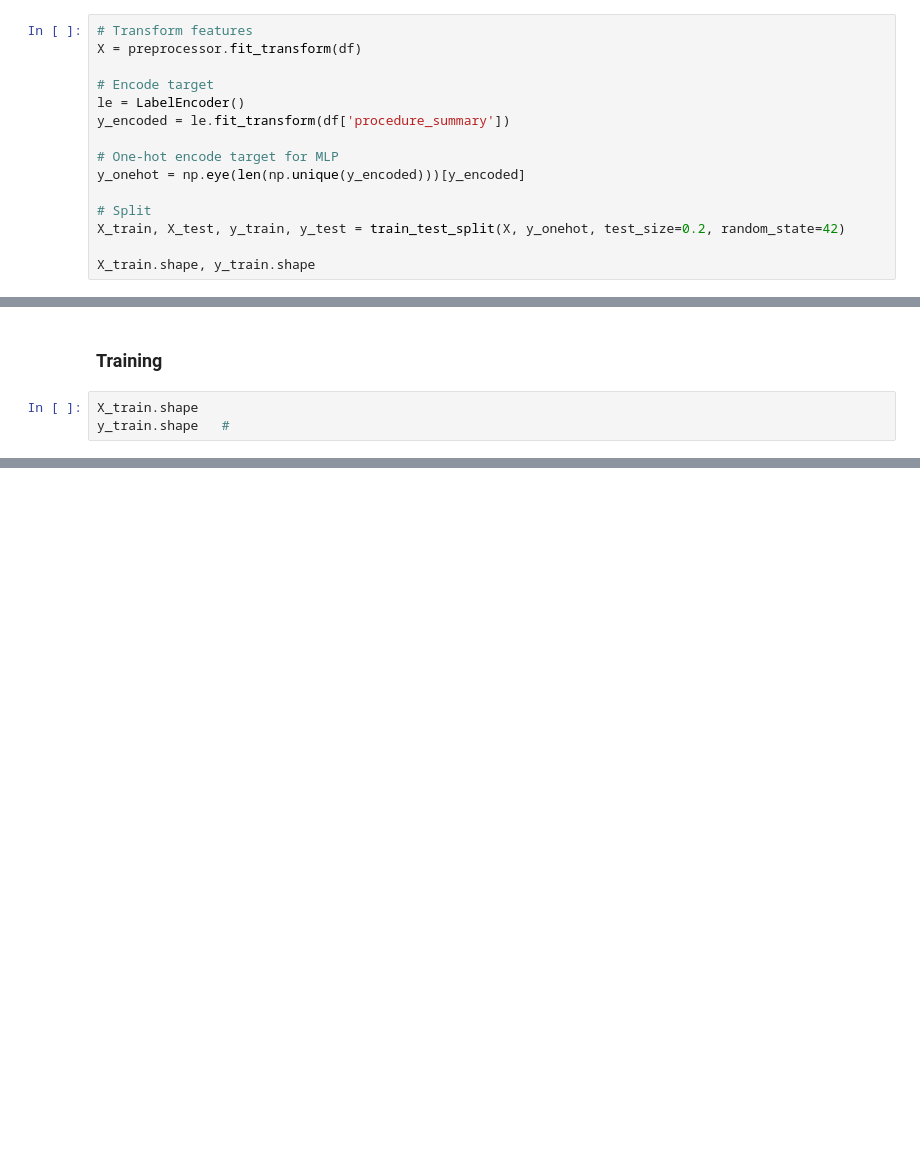
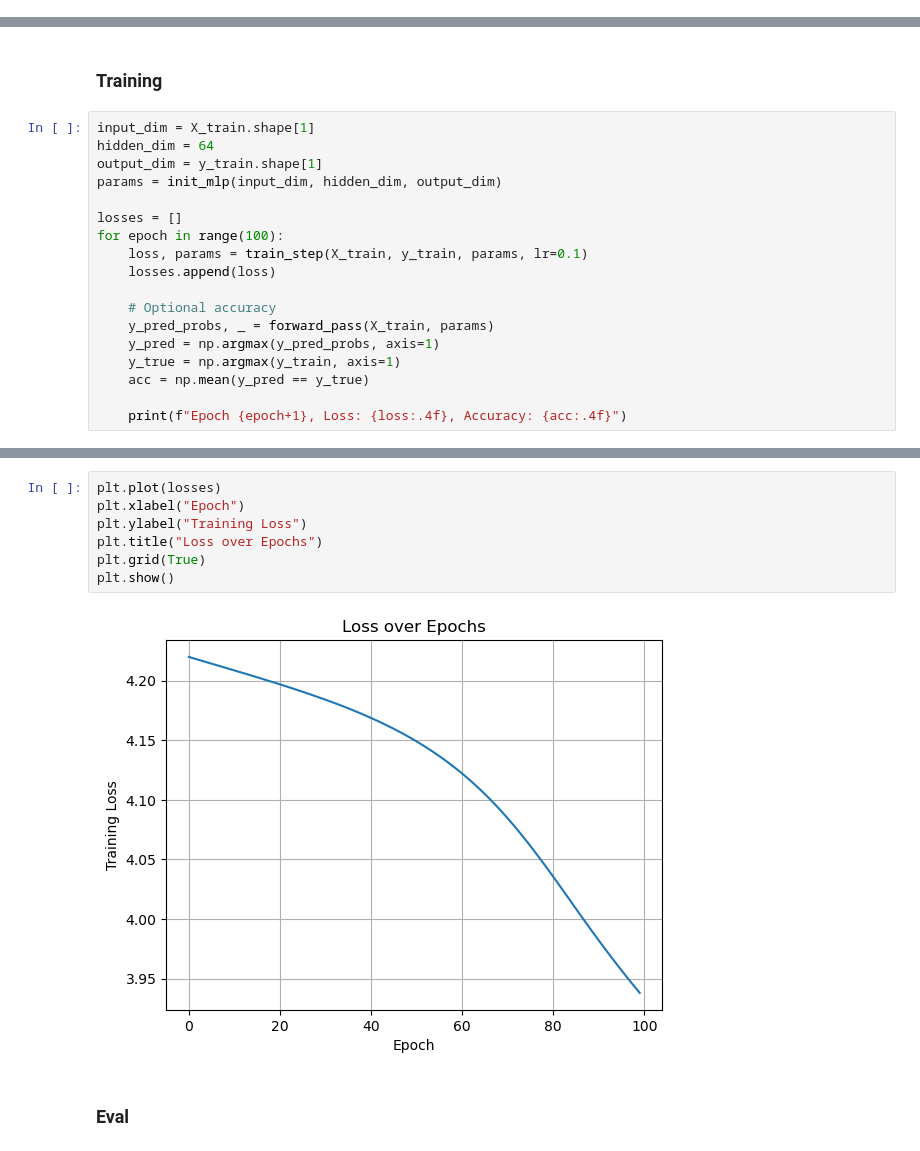
Before and after one commit to sanyan014/ds4420_project, a Jupyter notebook: mlp.ipynb, the cells around one changed output, grey strips where cells are left out. Cells and saved outputs as stored; diff of their text form; blank space fills up the shorter version.

```diff
--- a/mlp.ipynb
+++ b/mlp.ipynb
@@ -29,15 +34,0 @@ df['gender'] = df['gender'].fillna("")
-# %%
-# Transform features
-X = preprocessor.fit_transform(df)
-
-# Encode target
-le = LabelEncoder()
-y_encoded = le.fit_transform(df['procedure_summary'])
-
-# One-hot encode target for MLP
-y_onehot = np.eye(len(np.unique(y_encoded)))[y_encoded]
-
-# Split
-X_train, X_test, y_train, y_test = train_test_split(X, y_onehot, test_size=0.2, random_state=42)
-
-X_train.shape, y_train.shape
@@ -121,6 +92,21 @@ def train_step(X, y_true, params, lr=0.01):
 # %% [markdown]
 ### Training
 # %%
-X_train.shape
-y_train.shape   #
+input_dim = X_train.shape[1]
+hidden_dim = 64
+output_dim = y_train.shape[1]
+params = init_mlp(input_dim, hidden_dim, output_dim)
+
+losses = []
+for epoch in range(100):
+    loss, params = train_step(X_train, y_train, params, lr=0.1)
+    losses.append(loss)
+
+    # Optional accuracy
+    y_pred_probs, _ = forward_pass(X_train, params)
+    y_pred = np.argmax(y_pred_probs, axis=1)
+    y_true = np.argmax(y_train, axis=1)
+    acc = np.mean(y_pred == y_true)
+
+    print(f"Epoch {epoch+1}, Loss: {loss:.4f}, Accuracy: {acc:.4f}")
 # %% [output]
@@ -169,0 +130,11 @@ Epoch 100, Loss: 3.9352
+# %%
+plt.plot(losses)
+plt.xlabel("Epoch")
+plt.ylabel("Training Loss")
+plt.title("Loss over Epochs")
+plt.grid(True)
+plt.show()
+# %% [output]
+[figure, added]
+# %% [markdown]
+### Eval
```
Also changed, not shown: parts of 11 cells of this notebook, 5 other files.
